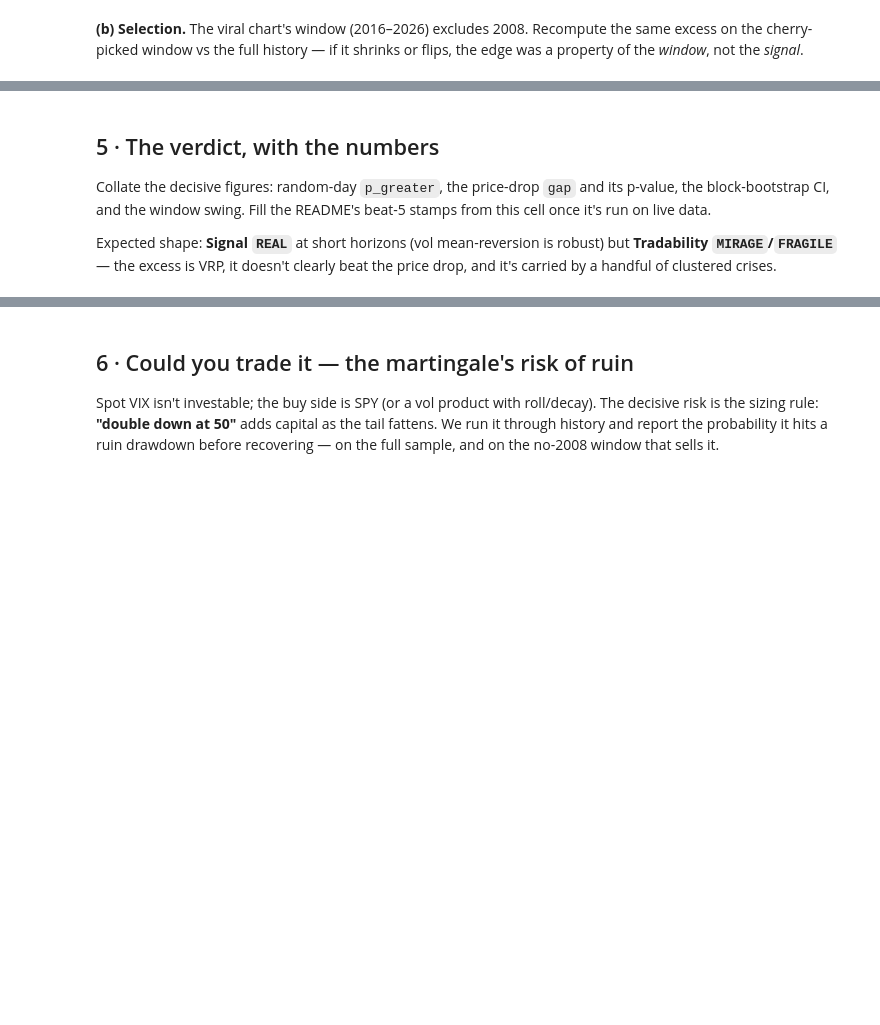
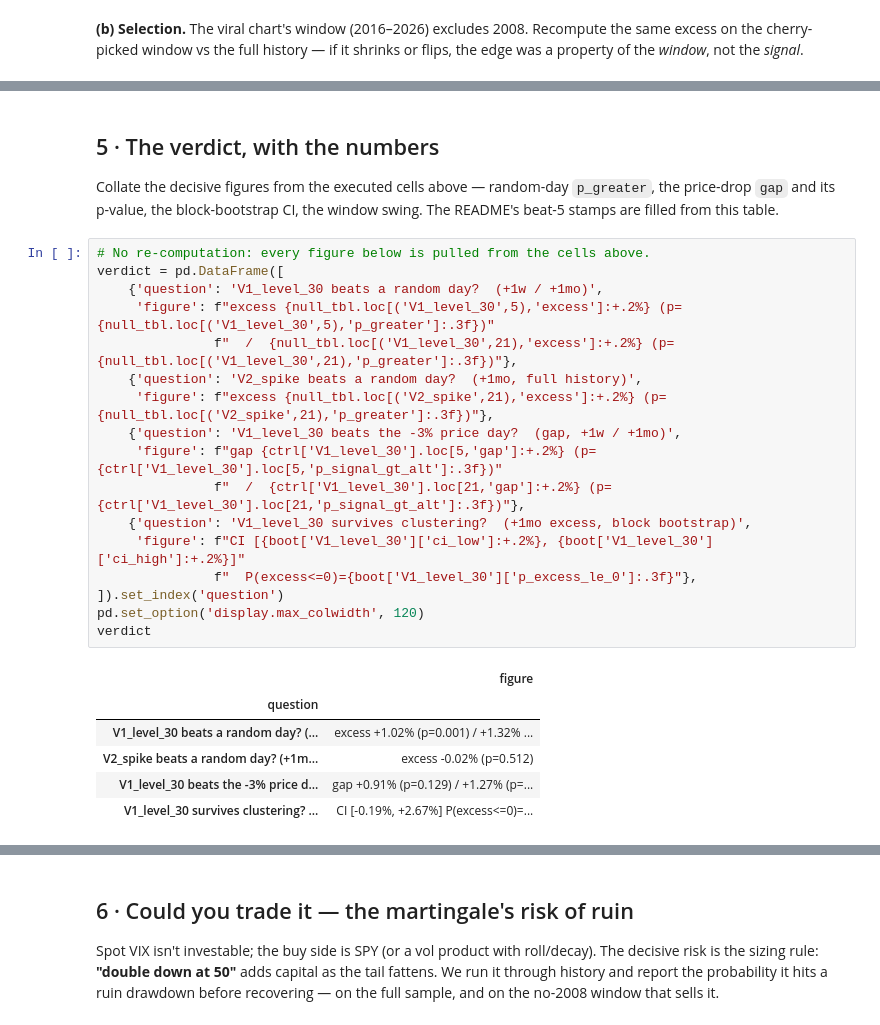
Before and after one commit to Guillain-RDCDE/Open-Alpha-Lab, a Jupyter notebook: studies/03-fear-gauge/notebooks/02_for_the_quants.ipynb, the cells around one changed output, grey strips where cells are left out. Drawn from its saved outputs; the diff is of its cells as text; blank space fills up the shorter version.

```diff
--- a/studies/03-fear-gauge/notebooks/02_for_the_quants.ipynb
+++ b/studies/03-fear-gauge/notebooks/02_for_the_quants.ipynb
@@ -140,6 +140,28 @@ robustness.window_sensitivity(spx, events['V2_spike'], horizon=21)
 # %% [markdown]
 ## 5 · The verdict, with the numbers
 
-Collate the decisive figures: random-day `p_greater`, the price-drop `gap` and its p-value, the block-bootstrap CI, and the window swing. Fill the README's beat-5 stamps from this cell once it's run on live data.
-
-Expected shape: **Signal `REAL`** at short horizons (vol mean-reversion is robust) but **Tradability `MIRAGE`/`FRAGILE`** — the excess is VRP, it doesn't clearly beat the price drop, and it's carried by a handful of clustered crises.
+Collate the decisive figures from the executed cells above — random-day `p_greater`, the price-drop `gap` and its p-value, the block-bootstrap CI, the window swing. The README's beat-5 stamps are filled from this table.
+# %%
+# No re-computation: every figure below is pulled from the cells above.
+verdict = pd.DataFrame([
+    {'question': 'V1_level_30 beats a random day?  (+1w / +1mo)',
+     'figure': f"excess {null_tbl.loc[('V1_level_30',5),'excess']:+.2%} (p={null_tbl.loc[('V1_level_30',5),'p_greater']:.3f})"
+               f"  /  {null_tbl.loc[('V1_level_30',21),'excess']:+.2%} (p={null_tbl.loc[('V1_level_30',21),'p_greater']:.3f})"},
+    {'question': 'V2_spike beats a random day?  (+1mo, full history)',
+     'figure': f"excess {null_tbl.loc[('V2_spike',21),'excess']:+.2%} (p={null_tbl.loc[('V2_spike',21),'p_greater']:.3f})"},
+    {'question': 'V1_level_30 beats the -3% price day?  (gap, +1w / +1mo)',
+     'figure': f"gap {ctrl['V1_level_30'].loc[5,'gap']:+.2%} (p={ctrl['V1_level_30'].loc[5,'p_signal_gt_alt']:.3f})"
+               f"  /  {ctrl['V1_level_30'].loc[21,'gap']:+.2%} (p={ctrl['V1_level_30'].loc[21,'p_signal_gt_alt']:.3f})"},
+    {'question': 'V1_level_30 survives clustering?  (+1mo excess, block bootstrap)',
+     'figure': f"CI [{boot['V1_level_30']['ci_low']:+.2%}, {boot['V1_level_30']['ci_high']:+.2%}]"
+               f"  P(excess<=0)={boot['V1_level_30']['p_excess_le_0']:.3f}"},
+]).set_index('question')
+pd.set_option('display.max_colwidth', 120)
+verdict
+# %% [output]
+|  | figure |
+| question |  |
+| V1_level_30 beats a random day? (... | excess +1.02% (p=0.001) / +1.32% ... |
+| V2_spike beats a random day? (+1m... | excess -0.02% (p=0.512) |
+| V1_level_30 beats the -3% price d... | gap +0.91% (p=0.129) / +1.27% (p=... |
+| V1_level_30 survives clustering? ... | CI [-0.19%, +2.67%] P(excess<=0)=... |
```
Also changed, not shown: parts of 13 cells of this notebook, 25 other files.
